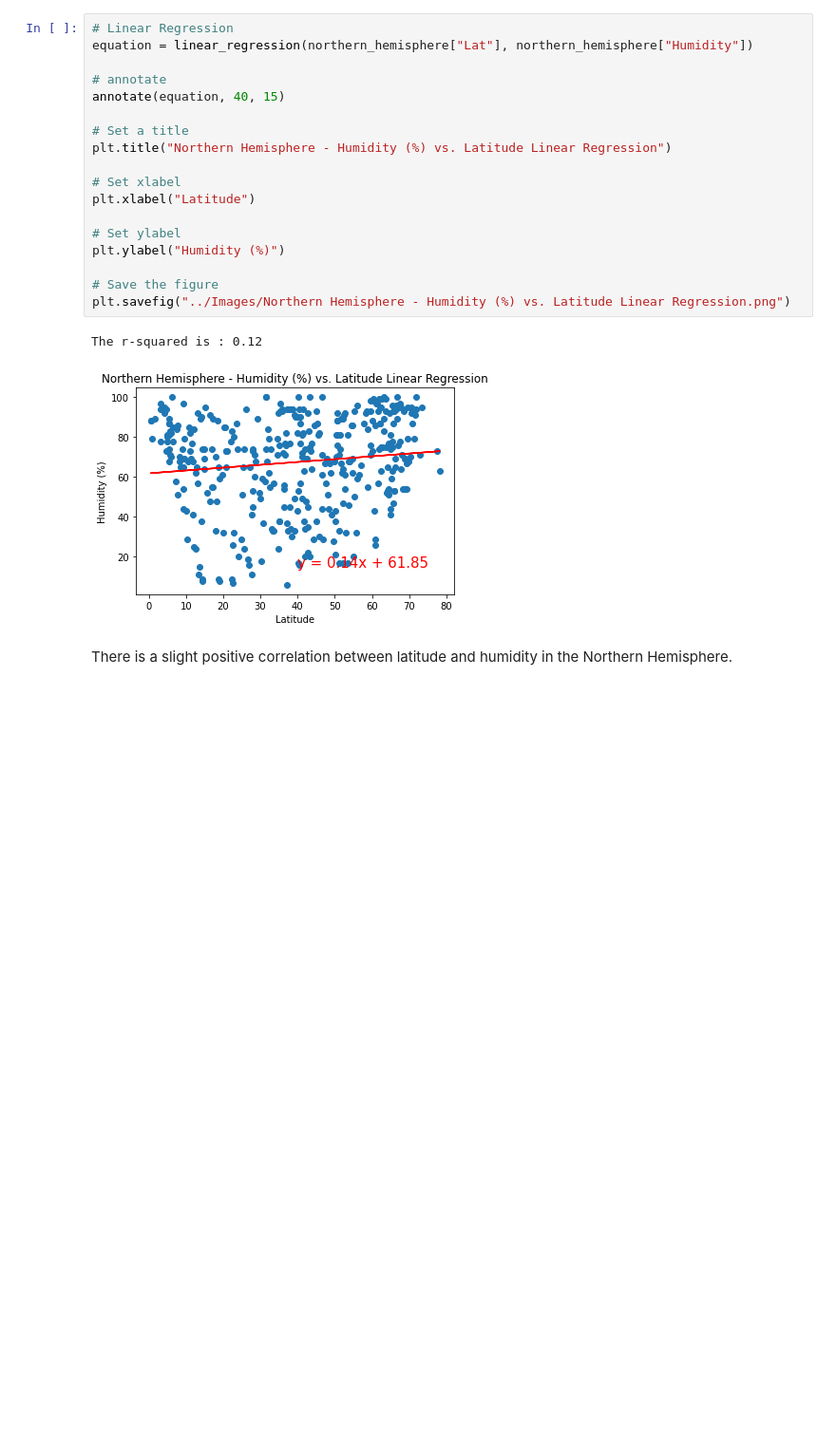
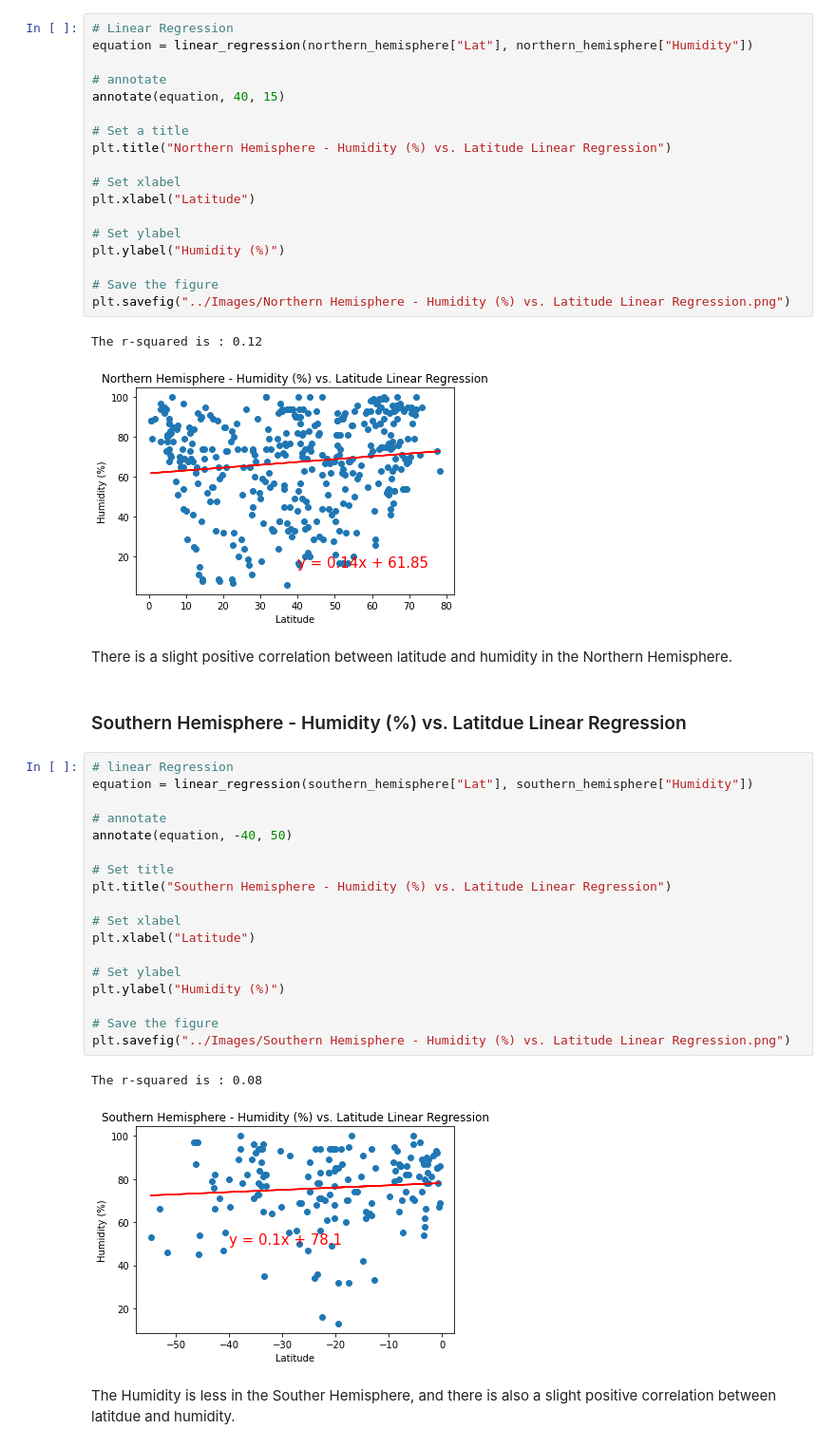
Before and after one commit to dejayru/python-api-chanllenge, a Jupyter notebook: WeatherPy/WeatherPy.ipynb, the cells around one changed output. Shown: that part at 95% size. Cells and saved outputs as stored; diff of their text form; blank space fills up the shorter version.

Commit message:
souther Hemisphere temp

```diff
--- a/WeatherPy/WeatherPy.ipynb
+++ b/WeatherPy/WeatherPy.ipynb
@@ -363,3 +363,28 @@ The r-squared is : 0.12
 [figure]
 # %% [markdown]
 There is a slight positive correlation between latitude and humidity in the Northern Hemisphere.
+# %% [markdown]
+### Southern Hemisphere  - Humidity (%) vs. Latitdue Linear Regression
+# %%
+# linear Regression
+equation = linear_regression(southern_hemisphere["Lat"], southern_hemisphere["Humidity"])
+
+# annotate
+annotate(equation, -40, 50)
+
+# Set title
+plt.title("Southern Hemisphere - Humidity (%) vs. Latitude Linear Regression")
+
+# Set xlabel
+plt.xlabel("Latitude")
+
+# Set ylabel
+plt.ylabel("Humidity (%)")
+
+# Save the figure
+plt.savefig("../Images/Southern Hemisphere - Humidity (%) vs. Latitude Linear Regression.png")
+# %% [output]
+The r-squared is : 0.08
+[figure, added]
+# %% [markdown]
+The Humidity is less in the Souther Hemisphere, and there is also a slight positive correlation between latitdue and humidity.
```
Also changed, not shown: 1 other file.
